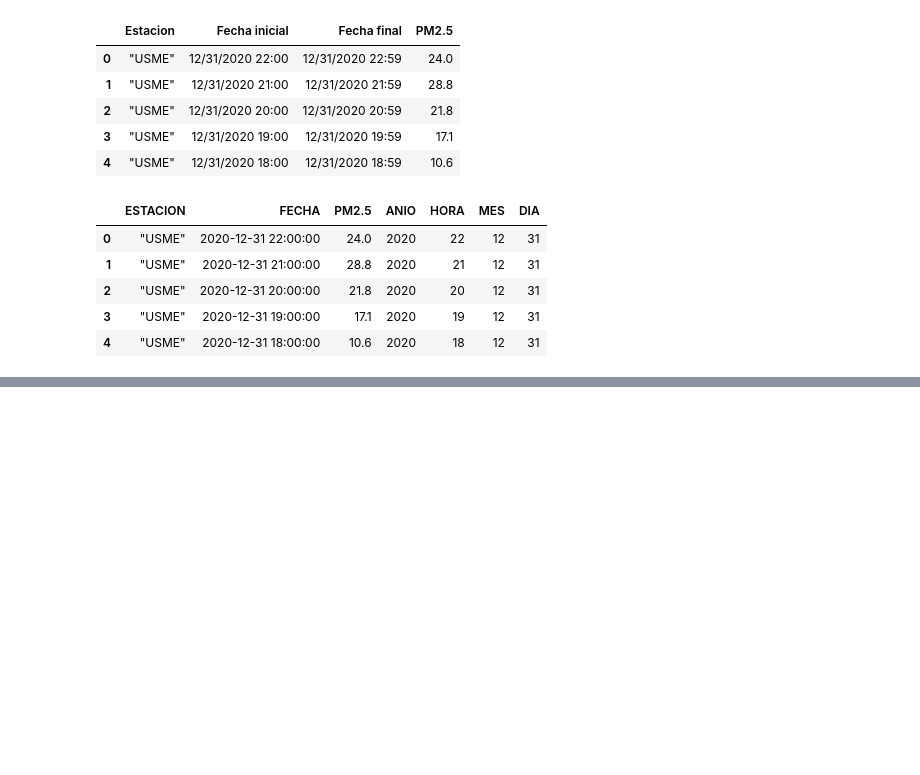
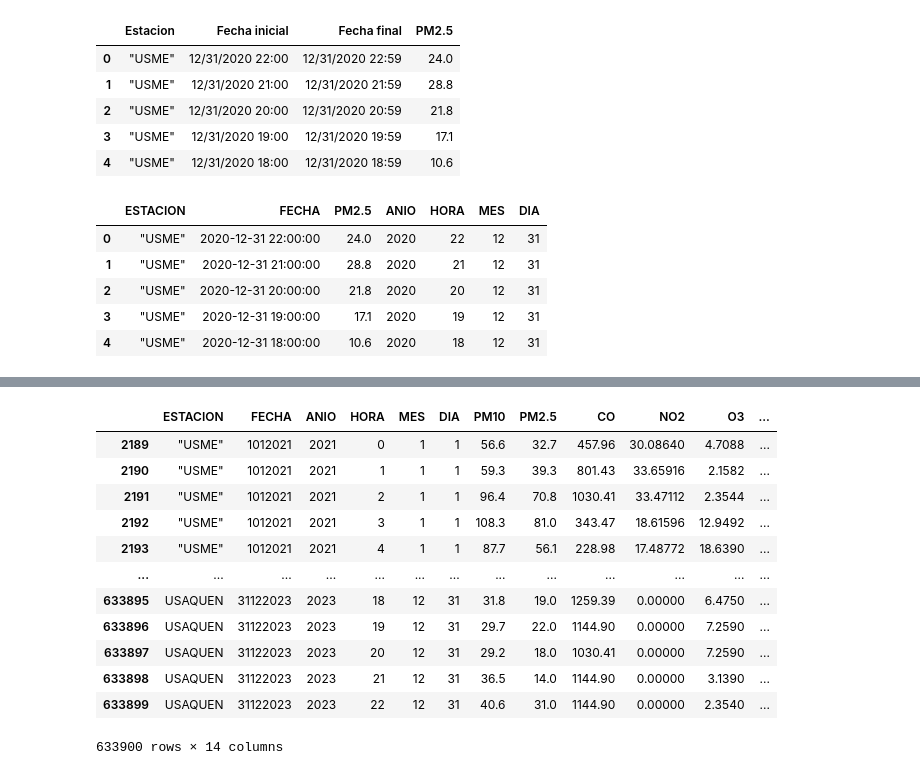
Before and after one commit to YairAndrade1/Proyecto2_BI, a Jupyter notebook: pm.ipynb, the cells around one changed output, grey strips where cells are left out. Saved outputs shown, nothing was run; the diff lists cells and outputs as text; code cells hidden in the pictures; blank space fills up the shorter version.

```diff
--- a/pm.ipynb
+++ b/pm.ipynb
@@ -11,16 +11,14 @@ pm10_2020 = "raw/pm10-2020.csv"
 pm10_2021 = "raw/pm10-2021.csv"
 pm10_2022 = "raw/pm10-2022.csv"
 pm10_2023 = "raw/pm10-2023.csv"
-pm10_2024 = "raw/pm10-2024.csv"
 
 df_2020 = pd.read_csv(pm10_2020, sep=',')
 df_2021 = pd.read_csv(pm10_2021, sep=',')
 df_2022 = pd.read_csv(pm10_2022, sep=',')
 df_2023 = pd.read_csv(pm10_2023, sep=',')
-df_2024 = pd.read_csv(pm10_2024, sep=',')
 
 # Combinar los datos
-df_10 = pd.concat([df_2020, df_2021, df_2022, df_2023, df_2024], ignore_index=True)
+df_10 = pd.concat([df_2020, df_2021, df_2022, df_2023], ignore_index=True)
 df_10.head()
 # %% [output]
 |  | Estacion | Fecha inicial | Fecha final | PM10 |
@@ -63,16 +61,14 @@ pm25_2020 = "raw/pm25-2020.csv"
 pm25_2021 = "raw/pm25-2021.csv"
 pm25_2022 = "raw/pm25-2022.csv"
 pm25_2023 = "raw/pm25-2023.csv"
-pm25_2024 = "raw/pm25-2024.csv"
 
 df_2020_25 = pd.read_csv(pm25_2020, sep=',')
 df_2021_25 = pd.read_csv(pm25_2021, sep=',')
 df_2022_25 = pd.read_csv(pm25_2022, sep=',')
 df_2023_25 = pd.read_csv(pm25_2023, sep=',')
-df_2024_25 = pd.read_csv(pm25_2024, sep=',')
 
 # Combinar los datos
-df_25 = pd.concat([df_2020_25, df_2021_25, df_2022_25, df_2023_25, df_2024_25], ignore_index=True)
+df_25 = pd.concat([df_2020_25, df_2021_25, df_2022_25, df_2023_25], ignore_index=True)
 df_25.head()
 # %% [output]
 |  | Estacion | Fecha inicial | Fecha final | PM2.5 |
@@ -108,6 +171,11 @@ df_25.head()
 # %%
-# vamos a juntar los datos de PM10 y PM2.5 en un solo DataFrame usando merge, asegurandonos de que cada fila tenga la estacion, misma fecha, anio, hora, mes y dia y
-# la concetracion de pm2.5 y pm10 correpondiente a esa fecha.
+# Ahora vamos a juntar todos los datos, de forma tal que cada fila tenga la estacion, misma fecha, anio, hora, mes y dia y la concetracion de pm2.5, pm10, co, no2, o3 y so2 correpondiente a esa fecha.
+df_final = tabla_final.groupby(['ESTACION', 'FECHA', 'ANIO', 'HORA', 'MES', 'DIA'], as_index=False).first()
 
-df_final = pd.merge(df_10, df_25, on=['ESTACION', 'FECHA', 'ANIO', 'HORA', 'MES', 'DIA'])
-df_final.info()
+# Para los nulos en algun contaminante imputamos 0
+df_final.fillna(0, inplace=True)
+
+# Ordenar vamos a estandarizar la fecha ya que algunos dataframes tenian diferente formato como %m/%d/%Y y otros %Y-%m-%d vamos a dejarlo simplemente %d-%m-%Y y le quitamos los"-" y lo pasamos a int que sera el id de la fecha
+
+df_final['FECHA'] = df_final['FECHA'].dt.strftime('%d-%m-%Y').str.replace('-', '').astype(int)
+df_final = df_final.sort_values(by=['ESTACION', 'FECHA'])
@@ -132,0 +321,16 @@ df_final.to_csv('consolidados/pm_consolidado.csv', index=False)
+# %%
+df_final
+# %% [output]
+|  | ESTACION | FECHA | ANIO | HORA | MES | DIA | PM10 | PM2.5 | CO | NO2 | O3 | ... |
+| 2189 | "USME" | 1012021 | 2021 | 0 | 1 | 1 | 56.6 | 32.7 | 457.96 | 30.08640 | 4.7088 | ... |
+| 2190 | "USME" | 1012021 | 2021 | 1 | 1 | 1 | 59.3 | 39.3 | 801.43 | 33.65916 | 2.1582 | ... |
+| 2191 | "USME" | 1012021 | 2021 | 2 | 1 | 1 | 96.4 | 70.8 | 1030.41 | 33.47112 | 2.3544 | ... |
+| 2192 | "USME" | 1012021 | 2021 | 3 | 1 | 1 | 108.3 | 81.0 | 343.47 | 18.61596 | 12.9492 | ... |
+| 2193 | "USME" | 1012021 | 2021 | 4 | 1 | 1 | 87.7 | 56.1 | 228.98 | 17.48772 | 18.6390 | ... |
+| ... | ... | ... | ... | ... | ... | ... | ... | ... | ... | ... | ... | ... |
+| 633895 | USAQUEN | 31122023 | 2023 | 18 | 12 | 31 | 31.8 | 19.0 | 1259.39 | 0.00000 | 6.4750 | ... |
+| 633896 | USAQUEN | 31122023 | 2023 | 19 | 12 | 31 | 29.7 | 22.0 | 1144.90 | 0.00000 | 7.2590 | ... |
+| 633897 | USAQUEN | 31122023 | 2023 | 20 | 12 | 31 | 29.2 | 18.0 | 1030.41 | 0.00000 | 7.2590 | ... |
+| 633898 | USAQUEN | 31122023 | 2023 | 21 | 12 | 31 | 36.5 | 14.0 | 1144.90 | 0.00000 | 3.1390 | ... |
+| 633899 | USAQUEN | 31122023 | 2023 | 22 | 12 | 31 | 40.6 | 31.0 | 1144.90 | 0.00000 | 2.3540 | ... |
+633900 rows × 14 columns
```
Also changed, not shown: parts of 7 cells of this notebook, 22 other files.
